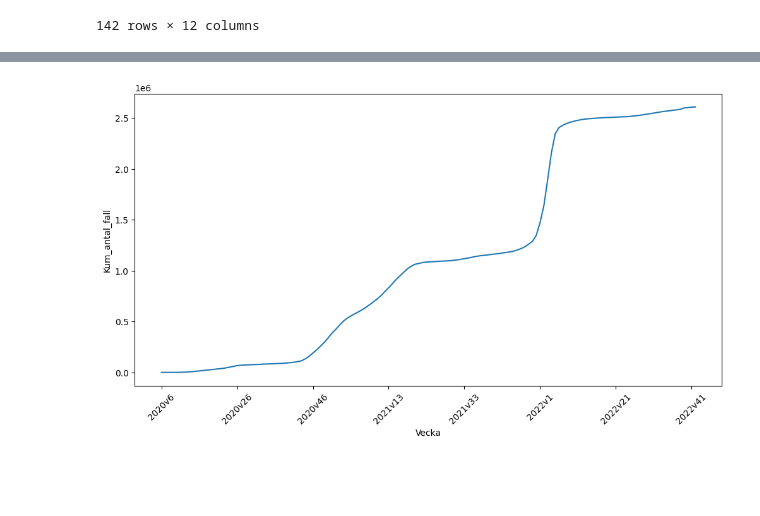
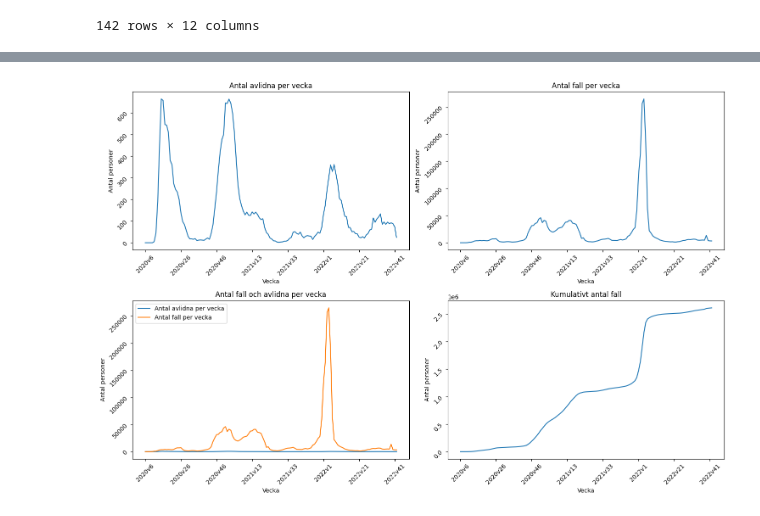
Before and after one commit to TobiasEnglund/Data-Processing-Tobias-Englund, a Jupyter notebook: Labs/Labb_1_Covid-19/labb_1_uppgift_1.ipynb, the cells around one changed output, grey strips where cells are left out. Drawn from its saved outputs; the diff is of its cells as text; code cells hidden in the pictures; blank space fills up the shorter version.

Commit message:
Fixa visualiseringar
Hade missförstått uppgiften. Gjorde om alla plots.

```diff
--- a/Labs/Labb_1_Covid-19/labb_1_uppgift_1.ipynb
+++ b/Labs/Labb_1_Covid-19/labb_1_uppgift_1.ipynb
@@ -152,15 +106,42 @@ plt.show()
-# %%
-# f) Rita linjediagram av kumulativt antal fall från 2020v6 till nu
-
-plt.figure(figsize=(12, 6))
-
-ax = sns.lineplot(x="Vecka", y="Kum_antal_fall", data=veckodata_riket)
-
-plt.xticks(rotation=45)
-
-# Improve the spacing between the x-axis labels, Code from ChatGPT
-ax.xaxis.set_major_locator(plt.MaxNLocator(10))
-
-plt.show()
-# %% [output]
-[figure, removed]
+# %%
+# Seaborn + Matplotlib
+
+fig, axs = plt.subplots(2, 2, figsize=(15, 10))
+
+# c) Antal avlidna per vecka
+sns.lineplot(ax=axs[0, 0], x="Vecka", y="Antal_avlidna_vecka", data=veckodata_riket)
+axs[0, 0].set_title('Antal avlidna per vecka')
+axs[0, 0].tick_params(labelrotation=45)
+axs[0, 0].xaxis.set_major_locator(plt.MaxNLocator(10)) # Kod från ChatGPT
+axs[0, 0].set_ylabel('Antal personer')
+
+# d) Fall per vecka
+sns.lineplot(ax=axs[0, 1], x="Vecka", y="Antal_fall_vecka", data=veckodata_riket)
+axs[0, 1].set_title('Antal fall per vecka')
+axs[0, 1].tick_params(labelrotation=45)
+axs[0, 1].xaxis.set_major_locator(plt.MaxNLocator(10)) # Samma kod från ChatGPT
+axs[0, 1].set_ylabel('Antal personer')
+
+# e) Antal avlidna per vecka och fall per vecka
+sns.lineplot(ax=axs[1, 0], x="Vecka", y="Antal_avlidna_vecka", data=veckodata_riket, label='Antal avlidna per vecka')
+sns.lineplot(ax=axs[1, 0], x="Vecka", y="Antal_fall_vecka", data=veckodata_riket, label='Antal fall per vecka')
+axs[1, 0].set_title('Antal fall och avlidna per vecka')
+axs[1, 0].legend()
+axs[1, 0].tick_params(labelrotation=45)
+axs[1, 0].xaxis.set_major_locator(plt.MaxNLocator(10)) # Samma kod från ChatGPT
+axs[1, 0].set_ylabel('Antal personer')
+
+# f) Kumulativt antal fall
+sns.lineplot(ax=axs[1, 1], x="Vecka", y="Kum_antal_fall", data=veckodata_riket)
+axs[1, 1].set_title('Kumulativt antal fall')
+axs[1, 1].tick_params(labelrotation=45)
+axs[1, 1].xaxis.set_major_locator(plt.MaxNLocator(10)) # Samma kod från ChatGPT
+axs[1, 1].set_ylabel('Antal personer')
+
+fig.set_facecolor('white')
+
+plt.tight_layout()
+
+plt.show()
+# %% [output]
+[figure, added]
```
Also changed, not shown: parts of 7 cells of this notebook, 4 other files.
